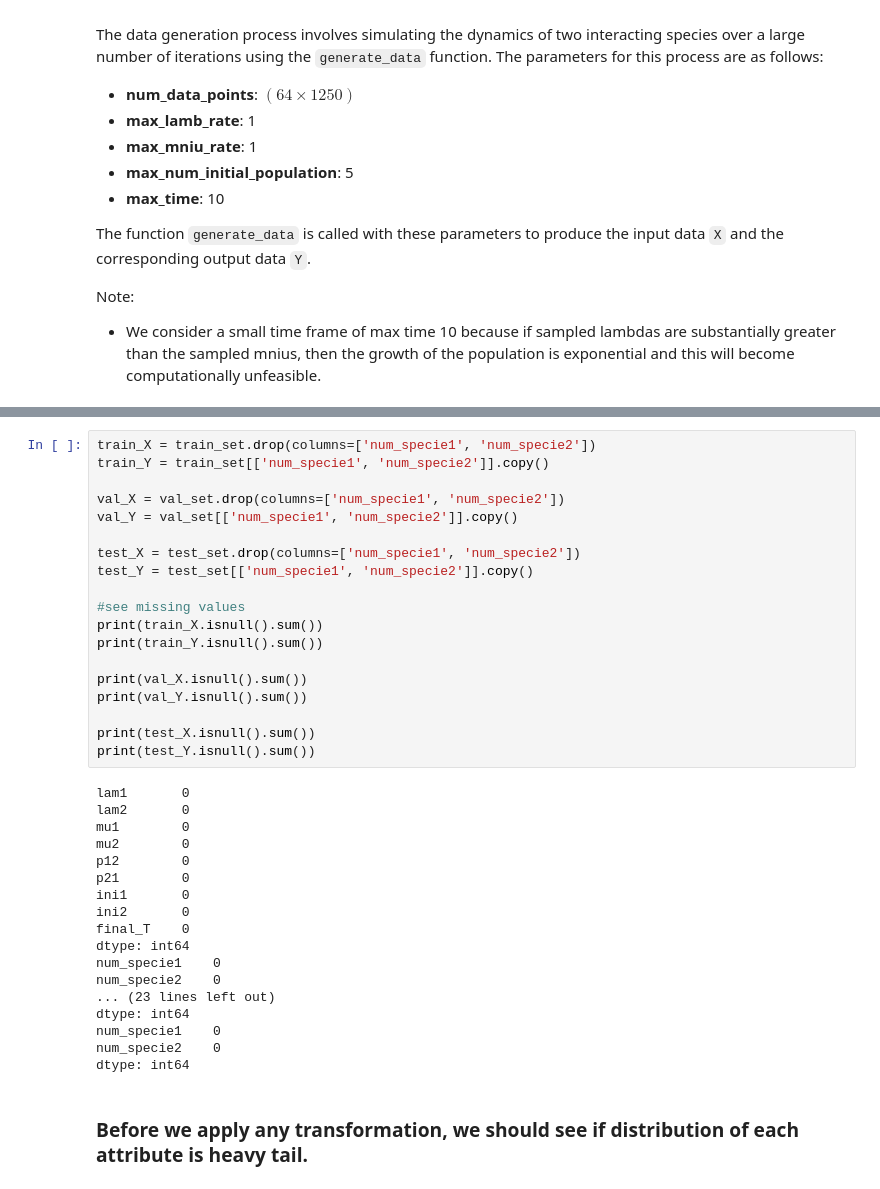
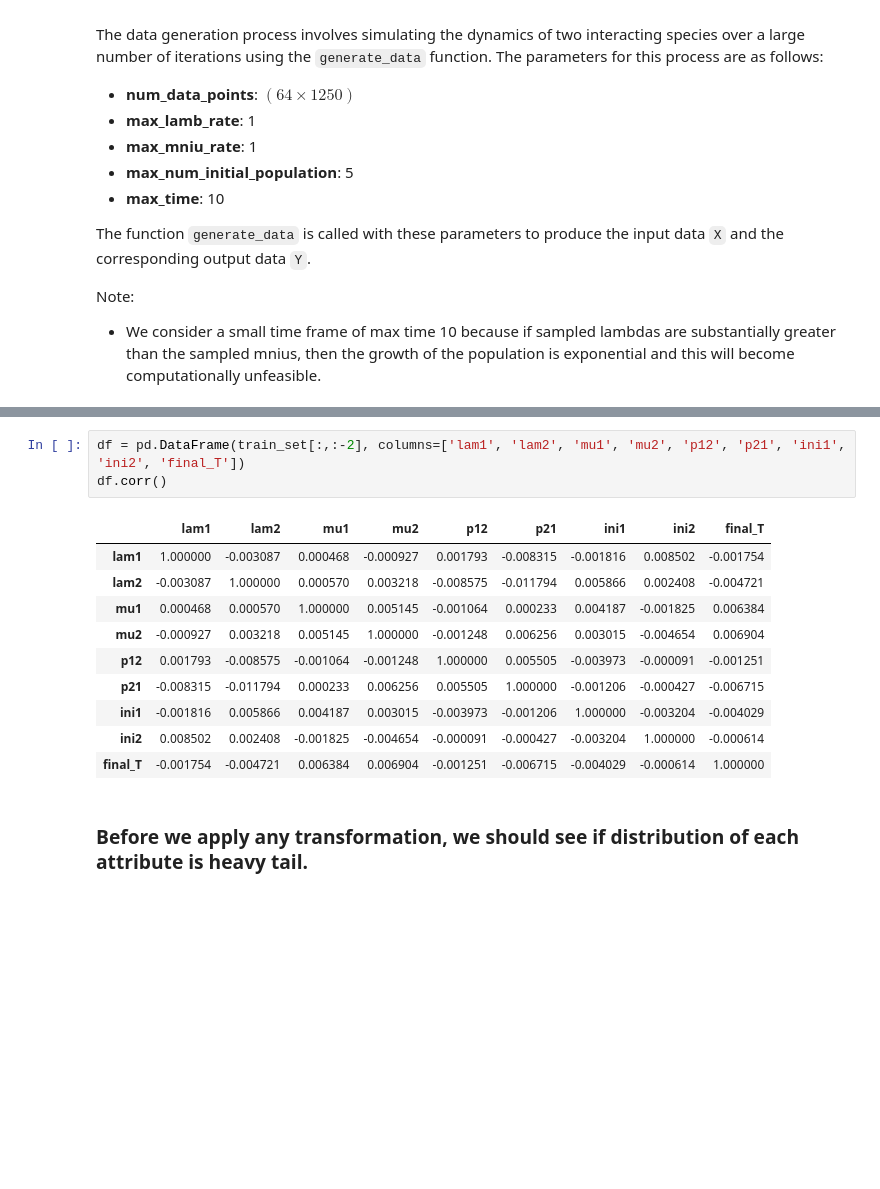
Before and after one commit to FabianGobet/USI-projects, a Jupyter notebook: Stochastic Methods/lab3/Fabian_Gobet_SM_assignment6.ipynb, the cells around one changed output, grey strips where cells are left out. Saved outputs shown, nothing was run; the diff lists cells and outputs as text; blank space fills up the shorter version.

```diff
--- a/Stochastic Methods/lab3/Fabian_Gobet_SM_assignment6.ipynb
+++ b/Stochastic Methods/lab3/Fabian_Gobet_SM_assignment6.ipynb
@@ -233,40 +219,17 @@ train_set.corr()
-# %%
-train_X = train_set.drop(columns=['num_specie1', 'num_specie2'])
-train_Y = train_set[['num_specie1', 'num_specie2']].copy()
-
-val_X = val_set.drop(columns=['num_specie1', 'num_specie2'])
-val_Y = val_set[['num_specie1', 'num_specie2']].copy()
-
-test_X = test_set.drop(columns=['num_specie1', 'num_specie2'])
-test_Y = test_set[['num_specie1', 'num_specie2']].copy()
-
-#see missing values
-print(train_X.isnull().sum())
-print(train_Y.isnull().sum())
-
-print(val_X.isnull().sum())
-print(val_Y.isnull().sum())
-
-print(test_X.isnull().sum())
-print(test_Y.isnull().sum())
-# %% [output]
-lam1       0
-lam2       0
-mu1        0
-mu2        0
-p12        0
-p21        0
-ini1       0
-ini2       0
-final_T    0
-dtype: int64
-num_specie1    0
-num_specie2    0
-... (23 lines left out)
-dtype: int64
-num_specie1    0
-num_specie2    0
-dtype: int64
+# %%
+df = pd.DataFrame(train_set[:,:-2], columns=['lam1', 'lam2', 'mu1', 'mu2', 'p12', 'p21', 'ini1', 'ini2', 'final_T'])
+df.corr()
+# %% [output]
+|  | lam1 | lam2 | mu1 | mu2 | p12 | p21 | ini1 | ini2 | final_T |
+| lam1 | 1.000000 | -0.003087 | 0.000468 | -0.000927 | 0.001793 | -0.008315 | -0.001816 | 0.008502 | -0.001754 |
+| lam2 | -0.003087 | 1.000000 | 0.000570 | 0.003218 | -0.008575 | -0.011794 | 0.005866 | 0.002408 | -0.004721 |
+| mu1 | 0.000468 | 0.000570 | 1.000000 | 0.005145 | -0.001064 | 0.000233 | 0.004187 | -0.001825 | 0.006384 |
+| mu2 | -0.000927 | 0.003218 | 0.005145 | 1.000000 | -0.001248 | 0.006256 | 0.003015 | -0.004654 | 0.006904 |
+| p12 | 0.001793 | -0.008575 | -0.001064 | -0.001248 | 1.000000 | 0.005505 | -0.003973 | -0.000091 | -0.001251 |
+| p21 | -0.008315 | -0.011794 | 0.000233 | 0.006256 | 0.005505 | 1.000000 | -0.001206 | -0.000427 | -0.006715 |
+| ini1 | -0.001816 | 0.005866 | 0.004187 | 0.003015 | -0.003973 | -0.001206 | 1.000000 | -0.003204 | -0.004029 |
+| ini2 | 0.008502 | 0.002408 | -0.001825 | -0.004654 | -0.000091 | -0.000427 | -0.003204 | 1.000000 | -0.000614 |
+| final_T | -0.001754 | -0.004721 | 0.006384 | 0.006904 | -0.001251 | -0.006715 | -0.004029 | -0.000614 | 1.000000 |
 # %% [markdown]
 ### Before we apply any transformation, we should see if distribution of each attribute is heavy tail.
 # %%
```
Also changed, not shown: parts of 14 cells of this notebook, 3 other files.
